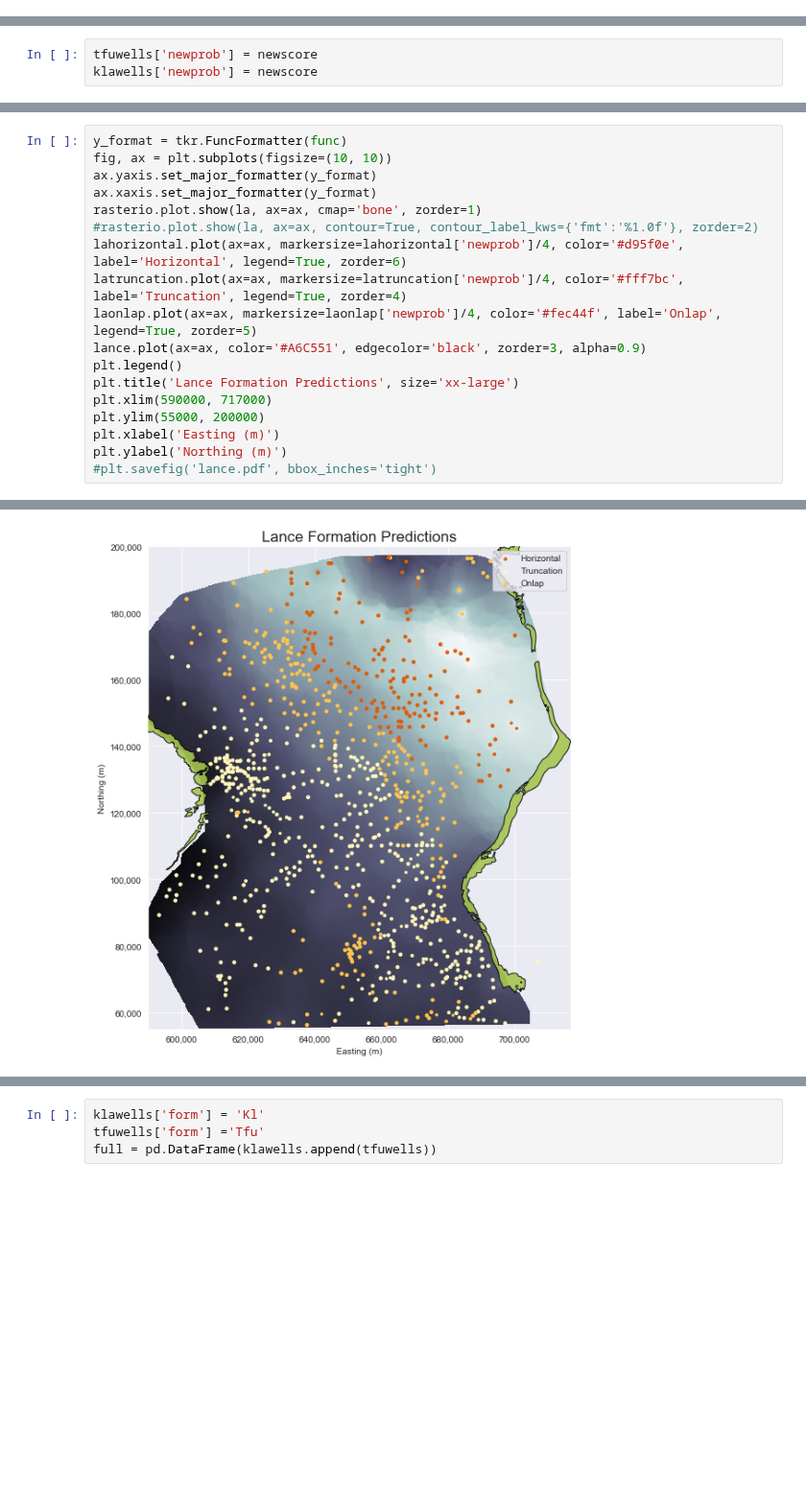
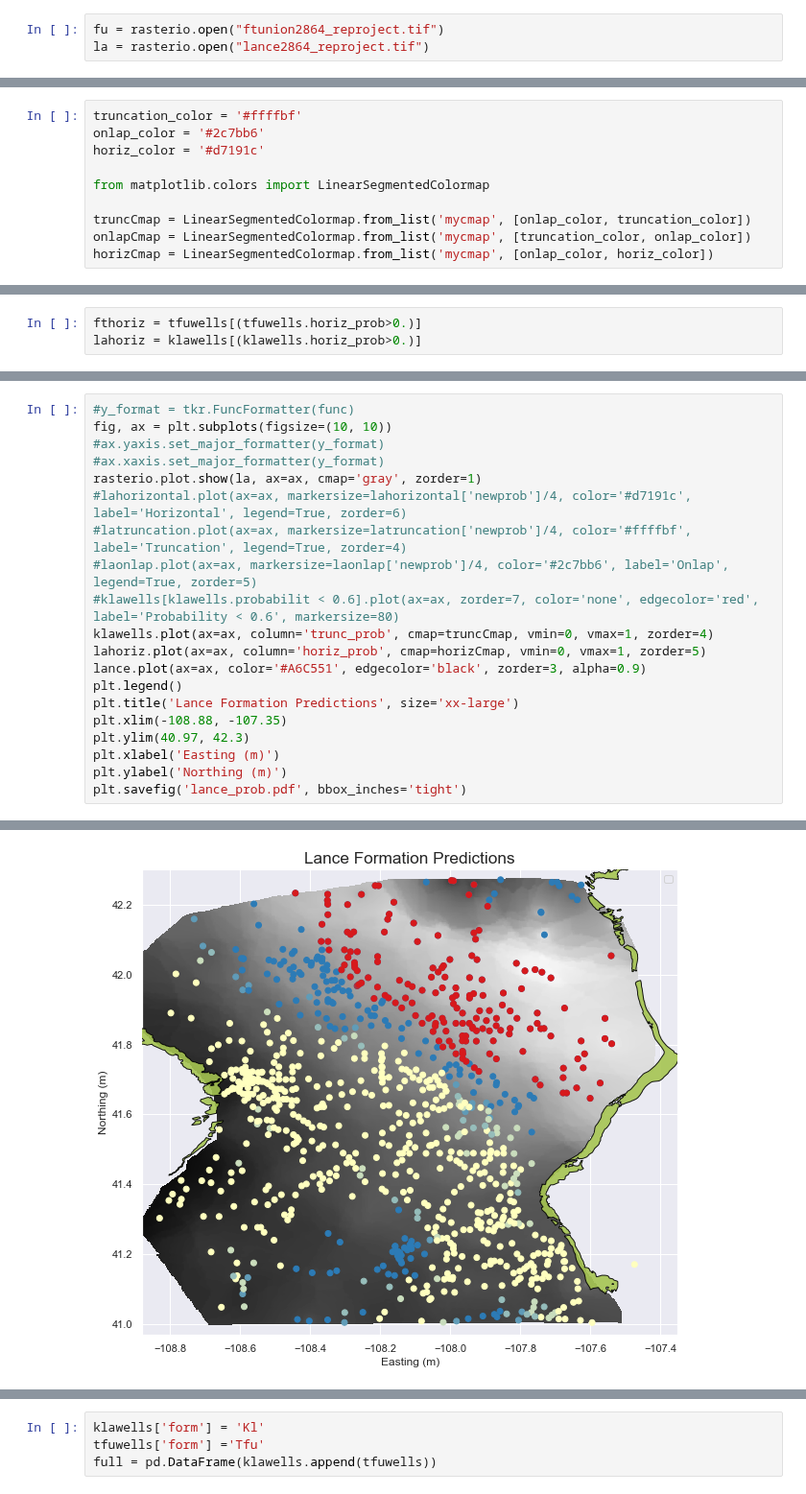
Before and after one commit to jessepisel/stratal-geometries, a Jupyter notebook: spatial figures.ipynb, the cells around one changed output, grey strips where cells are left out. Shown at 96% size. Cells and saved outputs as stored; diff of their text form; blank space fills up the shorter version.

```diff
--- a/spatial figures.ipynb
+++ b/spatial figures.ipynb
@@ -34,3 +56,6 @@ e[0].max()
+# %%
+fu = rasterio.open("ftunion2864_reproject.tif")
+la = rasterio.open("lance2864_reproject.tif")
 # %%
 filepath = "ftunion2864.tif"
 fig, ax = plt.subplots(figsize=(10, 10))
@@ -65,3 +86,0 @@ newscore = 50 * (tfuwells.probabilit)
-# %%
-tfuwells['newprob'] = newscore
-klawells['newprob'] = newscore
@@ -75,0 +87,10 @@ lahorizontal = klawells[klawells['prediction']== 2]
+# %%
+truncation_color = '#ffffbf'
+onlap_color = '#2c7bb6'
+horiz_color = '#d7191c'
+
+from matplotlib.colors import LinearSegmentedColormap
+
+truncCmap = LinearSegmentedColormap.from_list('mycmap', [onlap_color, truncation_color])
+onlapCmap = LinearSegmentedColormap.from_list('mycmap', [truncation_color, onlap_color])
+horizCmap = LinearSegmentedColormap.from_list('mycmap', [onlap_color, horiz_color])
@@ -75,0 +111,3 @@ lahorizontal = klawells[klawells['prediction']== 2]
+# %%
+fthoriz = tfuwells[(tfuwells.horiz_prob>0.)]
+lahoriz = klawells[(klawells.horiz_prob>0.)]
@@ -122,19 +191,21 @@ Text(62.77698857196546, 0.5, 'Northing (m)')
 # %%
-y_format = tkr.FuncFormatter(func)
+#y_format = tkr.FuncFormatter(func)
 fig, ax = plt.subplots(figsize=(10, 10))
-ax.yaxis.set_major_formatter(y_format)
-ax.xaxis.set_major_formatter(y_format)
-rasterio.plot.show(la, ax=ax, cmap='bone', zorder=1)
-#rasterio.plot.show(la, ax=ax, contour=True, contour_label_kws={'fmt':'%1.0f'}, zorder=2)
-lahorizontal.plot(ax=ax, markersize=lahorizontal['newprob']/4, color='#d95f0e', label='Horizontal', legend=True, zorder=6)
-latruncation.plot(ax=ax, markersize=latruncation['newprob']/4, color='#fff7bc', label='Truncation', legend=True, zorder=4)
-laonlap.plot(ax=ax, markersize=laonlap['newprob']/4, color='#fec44f', label='Onlap', legend=True, zorder=5)
+#ax.yaxis.set_major_formatter(y_format)
+#ax.xaxis.set_major_formatter(y_format)
+rasterio.plot.show(la, ax=ax, cmap='gray', zorder=1)
+#lahorizontal.plot(ax=ax, markersize=lahorizontal['newprob']/4, color='#d7191c', label='Horizontal', legend=True, zorder=6)
+#latruncation.plot(ax=ax, markersize=latruncation['newprob']/4, color='#ffffbf', label='Truncation', legend=True, zorder=4)
+#laonlap.plot(ax=ax, markersize=laonlap['newprob']/4, color='#2c7bb6', label='Onlap', legend=True, zorder=5)
+#klawells[klawells.probabilit < 0.6].plot(ax=ax, zorder=7, color='none', edgecolor='red', label='Probability < 0.6', markersize=80)
+klawells.plot(ax=ax, column='trunc_prob', cmap=truncCmap, vmin=0, vmax=1, zorder=4)
+lahoriz.plot(ax=ax, column='horiz_prob', cmap=horizCmap, vmin=0, vmax=1, zorder=5)
 lance.plot(ax=ax, color='#A6C551', edgecolor='black', zorder=3, alpha=0.9)
 plt.legend()
 plt.title('Lance Formation Predictions', size='xx-large')
-plt.xlim(590000, 717000)
-plt.ylim(55000, 200000)
+plt.xlim(-108.88, -107.35)
+plt.ylim(40.97, 42.3)
 plt.xlabel('Easting (m)')
 plt.ylabel('Northing (m)')
-#plt.savefig('lance.pdf', bbox_inches='tight')
+plt.savefig('lance_prob.pdf', bbox_inches='tight')
 # %% [output]
@@ -142 +213 @@ Text(52.56722301134839, 0.5, 'Northing (m)')
-[figure, old version]
+[figure, new version]
```
Also changed, not shown: parts of 23 cells of this notebook, 11 other files.
